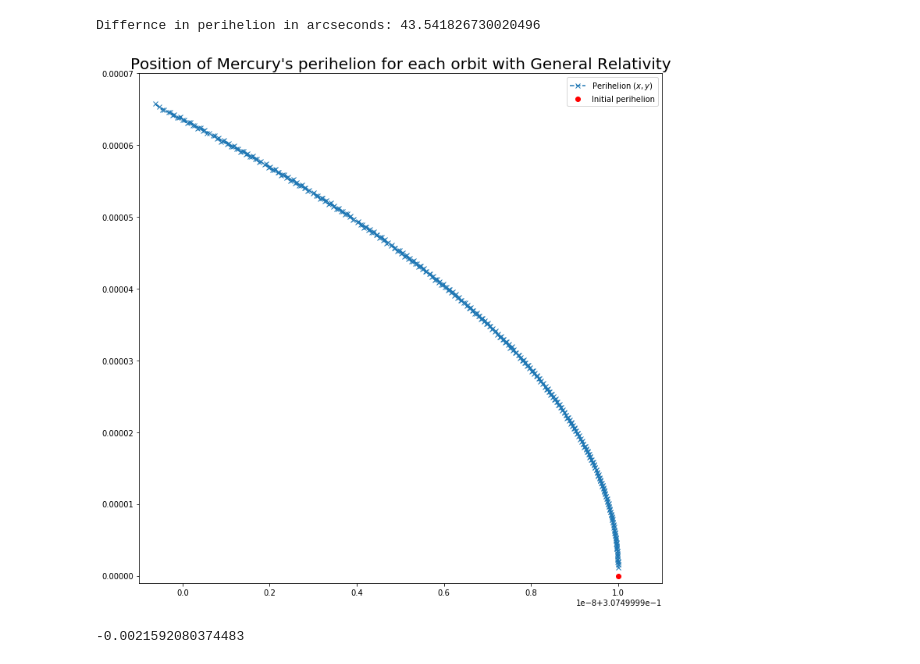
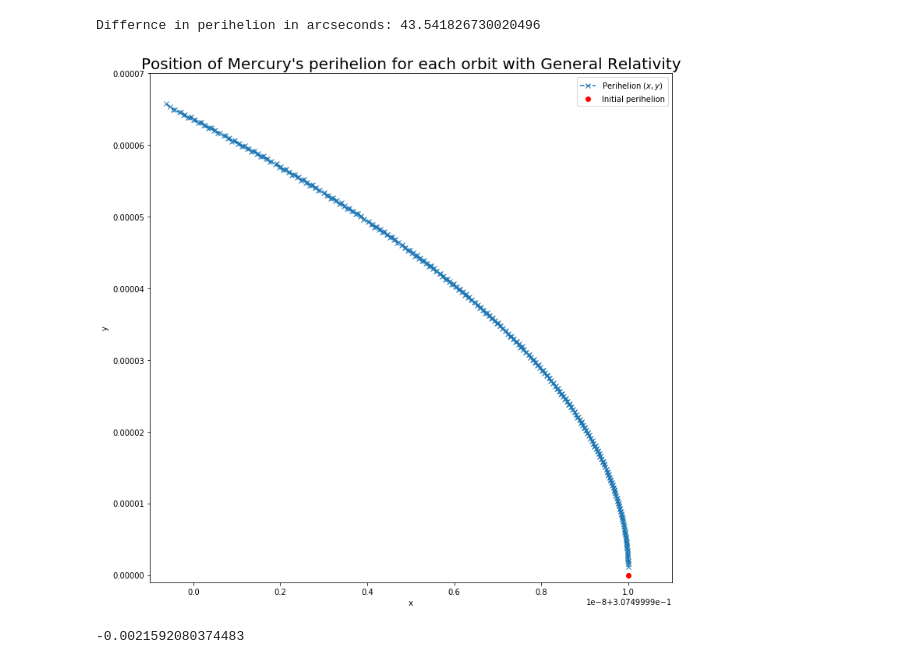
Before and after one commit to auduntre/FYS4150, a Jupyter notebook: Project 3/notebook/Mercury classical.ipynb, the cells around one changed output. Drawn from its saved outputs; the diff is of its cells as text; code cells hidden in the pictures.

```diff
--- a/Project 3/notebook/Mercury classical.ipynb
+++ b/Project 3/notebook/Mercury classical.ipynb
@@ -62,18 +62,21 @@ Differnce in perihelion in arcseconds: 43.541826730020496
 # %%
 plt.figure(figsize=(12,12))
 plt.xlim([0.307499989, 0.30749999 + 1.1e-8])
 plt.ylim([0.0 - 1e-6, 0.00007])
+
+plt.xlabel("x")
+plt.ylabel("y")
 
 plt.title(r"Position of Mercury's perihelion for each orbit with General Relativity",
          fontsize=20)
 plt.plot(peri_poss[0, :], peri_poss[1, :], "--x", label=r"Perihelion $(x,y)$")
 plt.plot([0.3075], [0.0], 'ro', label='Initial perihelion')
 
 
 plt.legend()
 plt.show()
 # %% [output]
-[figure, old version]
+[figure, new version]
 # %%
 plt.figure(figsize=(15,4))
 plt.plot(peri_poss[0, :], "--o")
```
Also changed, not shown: parts of 1 cell of this notebook, 3 other files.
